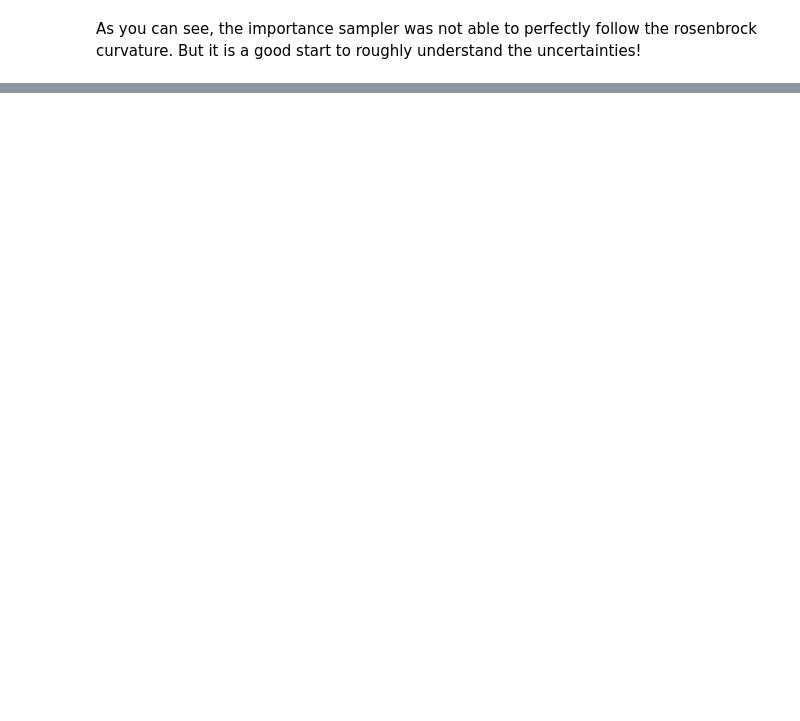
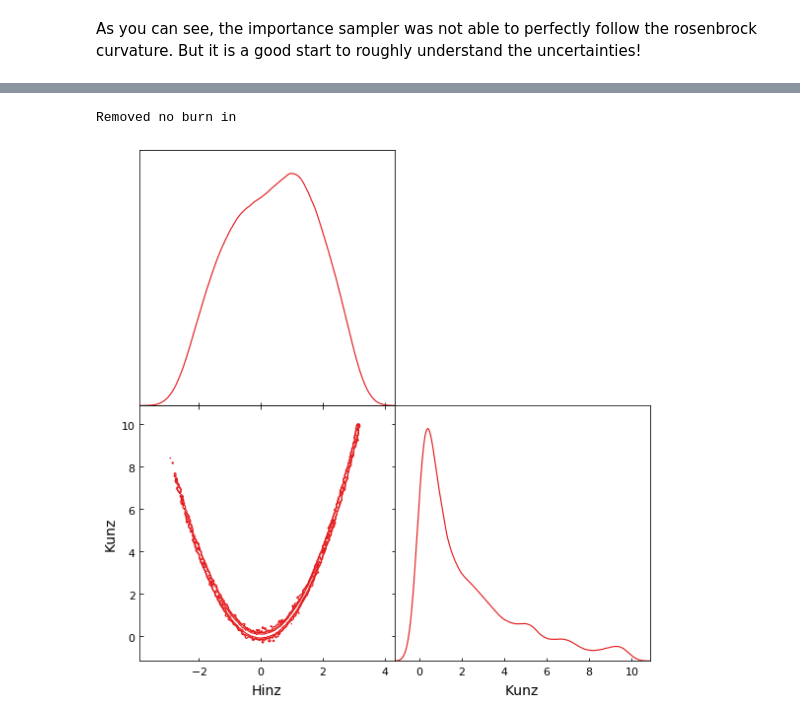
Before and after one commit to JohannesBuchner/autoemcee, a Jupyter notebook: docs/example.ipynb, the cells around one changed output, grey strips where cells are left out. Cells and saved outputs as stored; diff of their text form; code cells hidden in the pictures; blank space fills up the shorter version.

```diff
--- a/docs/example.ipynb
+++ b/docs/example.ipynb
@@ -47,5 +55,8 @@ def loglike_rosen(theta):
 def transform_rosen(u):
     return u * 20 - 10
 
-sampler = ReactiveImportanceSampler(paramnames, loglike_rosen, transform=transform_rosen)
-sampler.run(min_ess=1000, max_ncalls=1000000)
+import logging
+logging.getLogger('autoemcee').setLevel(logging.DEBUG)
+
+sampler = ReactiveAffineInvariantSampler(paramnames, loglike_rosen, transform=transform_rosen)
+result = sampler.run(max_ncalls=1000000)
@@ -84,8 +116,7 @@ import matplotlib.pyplot as plt
 
 samples_g = MCSamples(samples=sampler.results['samples'],
                        names=sampler.results['paramnames'],
-                       label='Gaussian',
-                       settings=dict(smooth_scale_2D=3), sampler='nested')
+                       label='Gaussian')
 
 mcsamples = [samples_g]
 
@@ -94,3 +125,4 @@ g.settings.num_plot_contours = 3
 g.triangle_plot(mcsamples, filled=False, contour_colors=plt.cm.Set1.colors)
 
 #corner.corner(sampler.results['samples'], labels=sampler.results['paramnames'], show_titles=True);
+# %% [output]
@@ -96,0 +132,2 @@ g.triangle_plot(mcsamples, filled=False, contour_colors=plt.cm.Set1.colors)
+Removed no burn in
+[figure, added]
```
Also changed, not shown: parts of 8 cells of this notebook, 2 other files.
